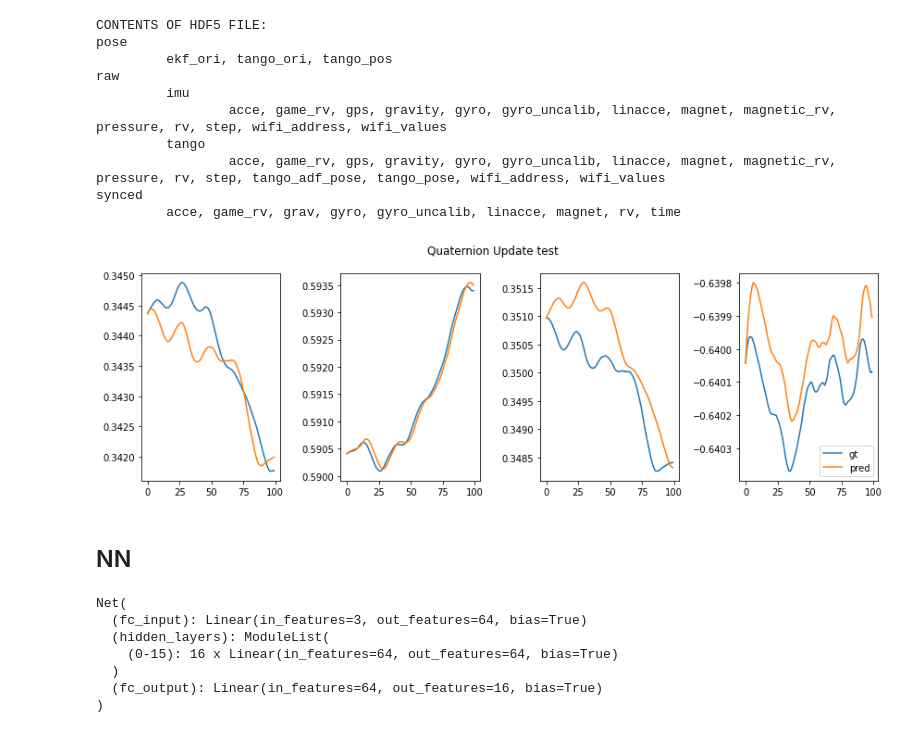
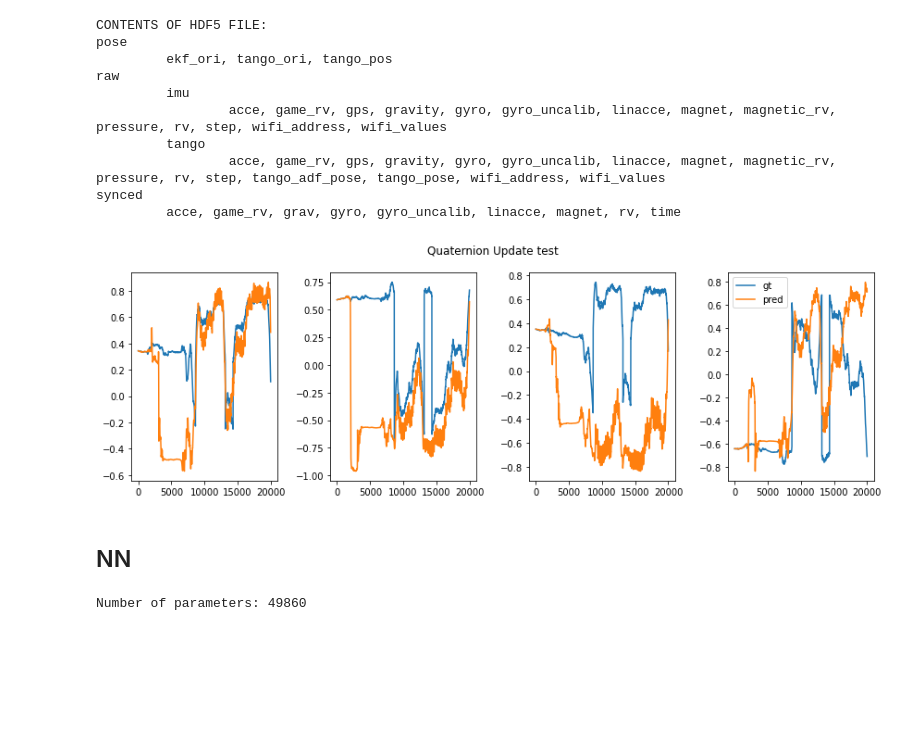
Before and after one commit to tonton-golio/inertial_navigation_transformer, a Jupyter notebook: playground_notebooks/quaternion_update_anton.ipynb, the cells around one changed output. Saved outputs shown, nothing was run; the diff lists cells and outputs as text; code cells hidden in the pictures; blank space fills up the shorter version.

Commit message:
quaternion update now working

```diff
--- a/playground_notebooks/quaternion_update_anton.ipynb
+++ b/playground_notebooks/quaternion_update_anton.ipynb
@@ -17,30 +17,34 @@ synced
          acce, game_rv, grav, gyro, gyro_uncalib, linacce, magnet, rv, time
 # %%
 w = data_dict['synced/gyro']
+N = 20000
 # 100 time steps
-q_gt = data_dict['pose/tango_ori'][:100]
+q_gt = data_dict['pose/tango_ori'][:N]
 dt = data_dict['synced/time'][1] - data_dict['synced/time'][0]
-q_pred = np.zeros((100,4))
+q_pred = np.zeros((N,4))
 q_pred[0] = q_gt[0]
 factor= .0025                                # has been set arbitrarily
-for i in range(1,100):
+for i in range(1,N):
     q_pred[i] = Theta(w[i]*factor, dt=dt)@q_pred[i-1]
 # %%
 # plot
-fig, ax = plt.subplots(1, 4, figsize=(12, 4))
-ax[0].plot(q_gt[:,0],)
-ax[0].plot(q_pred[:,0],)
-ax[1].plot(q_gt[:,1],)
-ax[1].plot(q_pred[:,1],)
-ax[2].plot(q_gt[:,2],)
-ax[2].plot(q_pred[:,2],)
-ax[3].plot(q_gt[:,3],label='gt')
-ax[3].plot(q_pred[:,3],label='pred')
-ax[3].legend()
-fig.suptitle('Quaternion Update test')
-plt.tight_layout()
+def plot_quat(q_gt, q_pred):
+    fig, ax = plt.subplots(1, 4, figsize=(12, 4))
+    ax[0].plot(q_gt[:,0],)
+    ax[0].plot(q_pred[:,0],)
+    ax[1].plot(q_gt[:,1],)
+    ax[1].plot(q_pred[:,1],)
+    ax[2].plot(q_gt[:,2],)
+    ax[2].plot(q_pred[:,2],)
+    ax[3].plot(q_gt[:,3],label='gt')
+    ax[3].plot(q_pred[:,3],label='pred')
+    ax[3].legend()
+    fig.suptitle('Quaternion Update test')
+    plt.tight_layout()
+
+plot_quat(q_gt, q_pred)
 # %% [output]
-[figure, old version]
+[figure, new version]
 # %% [markdown]
 ## NN
 # %%
@@ -53,7 +57,7 @@ import torch.nn.functional as F
 import torch.optim as optim
 
 class Net(nn.Module):
-    def __init__(self, input_size=3, output_size=16, hidden_size=16, num_layers=2):
+    def __init__(self, input_size=13, output_size=16, hidden_size=16, num_layers=2):
         super(Net, self).__init__()
         self.num_layers = num_layers
         self.fc_input = nn.Linear(input_size, hidden_size)
@@ -73,16 +77,10 @@ class Net(nn.Module):
         x = self.fc_output(x)
         return x
 
-net = Net(input_size=3, output_size=16, hidden_size=64, num_layers=16)
-print(net)
+net = Net(input_size=124, output_size=4, hidden_size=64, num_layers=10)
 
 # number of params
 num_params = sum(p.numel() for p in net.parameters() if p.requires_grad)
+print('Number of parameters: %d' % num_params)
 # %% [output]
-Net(
-  (fc_input): Linear(in_features=3, out_features=64, bias=True)
-  (hidden_layers): ModuleList(
-    (0-15): 16 x Linear(in_features=64, out_features=64, bias=True)
-  )
-  (fc_output): Linear(in_features=64, out_features=16, bias=True)
-)
+Number of parameters: 49860
```
Also changed, not shown: parts of 10 cells of this notebook, 1 other file.
